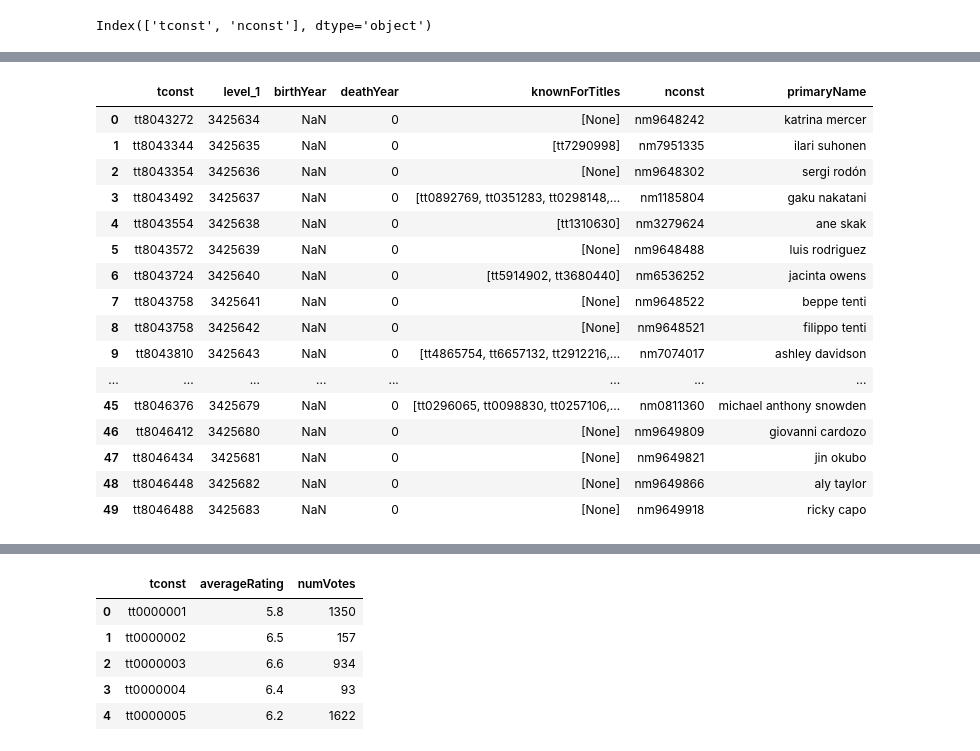
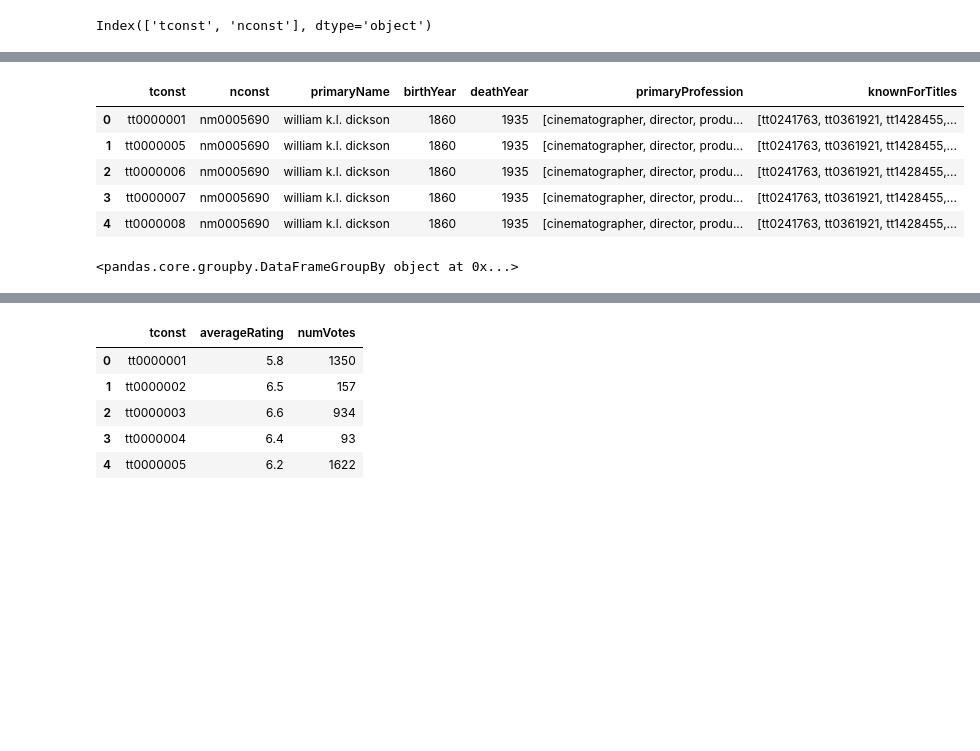
Before and after one commit to nsankabathula/imdb-chatbot, a Jupyter notebook: src/python/imdb.ipynb, the cells around one changed output, grey strips where cells are left out. Cells and saved outputs as stored; diff of their text form; code cells hidden in the pictures; blank space fills up the shorter version.

Commit message:
parallel chagnes

```diff
--- a/src/python/imdb.ipynb
+++ b/src/python/imdb.ipynb
@@ -5,7 +5,15 @@ import matplotlib.pyplot as plt
 import seaborn as sns
 import scipy.stats as st
 import sys as sys
-import dask.dataframe as dd
-import dask
+import datetime as dt
+import time
+
+import ipyparallel
+
+cluster = ipyparallel.Client(profile='parallel-profile',sshserver='paperspace@172.83.14.24',password='Feb)@2018')
+print('profile:', cluster.profile)
+print("IDs:", cluster.ids) # Print process id numbers
+#print(cluster)
+
 
 #http://www.imdb.com/interfaces/
@@ -11,0 +23,7 @@ import dask
+# %%
+dview = cluster[:]
+with dview.sync_imports():
+    import pandas
+    import numpy
+    import datetime
+    import time
@@ -245,14 +268,16 @@ def callFunction(columnData, **funDict):
 
     return columnData
 
-#@dask.delayed(pure=True)
 def readFile(file, nrows=None ):
-
+    print ('Start: ' + time.strftime("%Y-%m-%d %H:%M"))
+    dview = cluster[:]
     mapping = getMapping(file)
     dtype = mapping['dtype']
     usecols = list(dtype.keys())
 
-    df = pd.read_table(mapping['filePath'],
+    dview.scatter(
+        "df",
+        pd.read_table(mapping['filePath'],
                        index_col=mapping['index_col'],
                        dtype = dtype,
                        #na_values = ['//N'],
@@ -261,6 +286,9 @@ def readFile(file, nrows=None ):
                        usecols=usecols,
                        nrows =nrows
                       )
+    )
+    df = pd.concat([i for i in dview["df"]])
+
     df.fillna(method='pad', inplace=True)
     if(mapping['to_replace']!= None):
         df.replace(to_replace=mapping['to_replace'],method='pad', inplace=True)
@@ -270,6 +298,6 @@ def readFile(file, nrows=None ):
         cols = list(converters.keys())
         df[cols] = df[cols].apply(callFunction, **converters)
 
-
+    print ('End: ' + time.strftime("%Y-%m-%d %H:%M"))
     return df
 # %%
@@ -337,11 +376,11 @@ title_writers.columns
 # %% [output]
 Index(['tconst', 'nconst'], dtype='object')
 # %%
-#title_directors = explode(crew, ['directors'], fill_value='')
-#title_directors.drop('writers', axis=1, inplace=True)
+title_directors = explode(crew, ['directors'], fill_value='')
+title_directors.drop('writers', axis=1, inplace=True)
 #title_directors.info()
 
-#title_directors.rename(columns={'directors': 'nconst'}, inplace=True)
+title_directors.rename(columns={'directors': 'nconst'}, inplace=True)
 title_directors.columns
 # %% [output]
 Index(['tconst', 'nconst'], dtype='object')
@@ -392,21 +397,17 @@ title_grouped_directors = title_grouped_directors.reset_index()
-# %%
-title_grouped_directors
-#pd.DataFrame(title_grouped_directors).to_json(orient='records')
-# %% [output]
-|  | tconst | level_1 | birthYear | deathYear | knownForTitles | nconst | primaryName |
-| 0 | tt8043272 | 3425634 | NaN | 0 | [None] | nm9648242 | katrina mercer |
-| 1 | tt8043344 | 3425635 | NaN | 0 | [tt7290998] | nm7951335 | ilari suhonen |
-| 2 | tt8043354 | 3425636 | NaN | 0 | [None] | nm9648302 | sergi rodón |
-| 3 | tt8043492 | 3425637 | NaN | 0 | [tt0892769, tt0351283, tt0298148,... | nm1185804 | gaku nakatani |
-| 4 | tt8043554 | 3425638 | NaN | 0 | [tt1310630] | nm3279624 | ane skak |
-| 5 | tt8043572 | 3425639 | NaN | 0 | [None] | nm9648488 | luis rodriguez |
-| 6 | tt8043724 | 3425640 | NaN | 0 | [tt5914902, tt3680440] | nm6536252 | jacinta owens |
-| 7 | tt8043758 | 3425641 | NaN | 0 | [None] | nm9648522 | beppe tenti |
-| 8 | tt8043758 | 3425642 | NaN | 0 | [None] | nm9648521 | filippo tenti |
-| 9 | tt8043810 | 3425643 | NaN | 0 | [tt4865754, tt6657132, tt2912216,... | nm7074017 | ashley davidson |
-| ... | ... | ... | ... | ... | ... | ... | ... |
-| 45 | tt8046376 | 3425679 | NaN | 0 | [tt0296065, tt0098830, tt0257106,... | nm0811360 | michael anthony snowden |
-| 46 | tt8046412 | 3425680 | NaN | 0 | [None] | nm9649809 | giovanni cardozo |
-| 47 | tt8046434 | 3425681 | NaN | 0 | [None] | nm9649821 | jin okubo |
-| 48 | tt8046448 | 3425682 | NaN | 0 | [None] | nm9649866 | aly taylor |
-| 49 | tt8046488 | 3425683 | NaN | 0 | [None] | nm9649918 | ricky capo |
+# %%
+title_directors = title_directors.merge(names, on=['nconst'])
+title_directors.head()
+# %% [output]
+|  | tconst | nconst | primaryName | birthYear | deathYear | primaryProfession | knownForTitles |
+| 0 | tt0000001 | nm0005690 | william k.l. dickson | 1860 | 1935 | [cinematographer, director, produ... | [tt0241763, tt0361921, tt1428455,... |
+| 1 | tt0000005 | nm0005690 | william k.l. dickson | 1860 | 1935 | [cinematographer, director, produ... | [tt0241763, tt0361921, tt1428455,... |
+| 2 | tt0000006 | nm0005690 | william k.l. dickson | 1860 | 1935 | [cinematographer, director, produ... | [tt0241763, tt0361921, tt1428455,... |
+| 3 | tt0000007 | nm0005690 | william k.l. dickson | 1860 | 1935 | [cinematographer, director, produ... | [tt0241763, tt0361921, tt1428455,... |
+| 4 | tt0000008 | nm0005690 | william k.l. dickson | 1860 | 1935 | [cinematographer, director, produ... | [tt0241763, tt0361921, tt1428455,... |
+# %%
+#title_writers.replace(to_replace={'knownForTitles':{np.NaN:None}},inplace=True)
+#title_grouped_directors =
+title_grouped_directors = title_directors.head(10000).groupby('tconst')#.apply(f)
+title_grouped_directors
+# %% [output]
+<pandas.core.groupby.DataFrameGroupBy object at 0x...>
```
Also changed, not shown: parts of 17 cells of this notebook, 1 other file.
